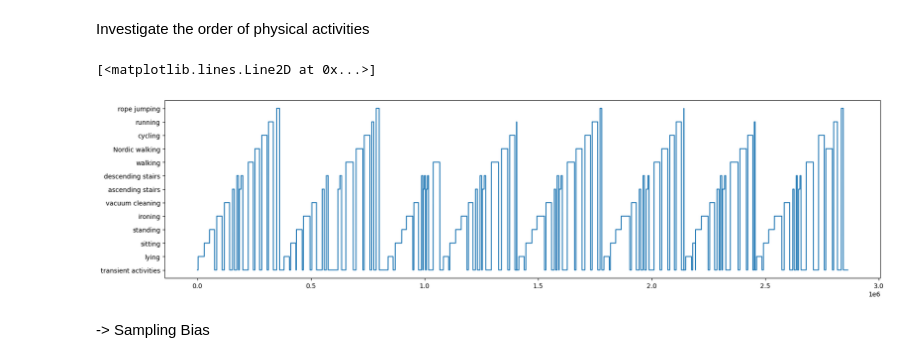
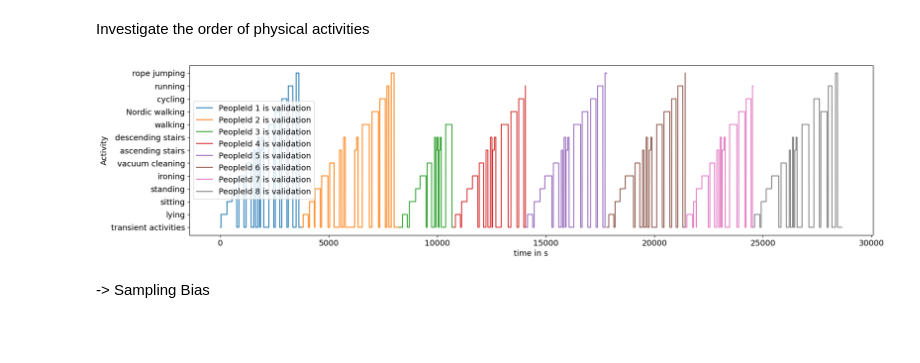
Before and after one commit to Tomson909/PhysicalActivity, a Jupyter notebook: 1_DatasetCharacteristics/exploratory_data_analysis.ipynb, the cells around one changed output. Saved outputs shown, nothing was run; the diff lists cells and outputs as text; code cells hidden in the pictures; blank space fills up the shorter version.

```diff
--- a/1_DatasetCharacteristics/exploratory_data_analysis.ipynb
+++ b/1_DatasetCharacteristics/exploratory_data_analysis.ipynb
@@ -188,13 +188,20 @@ for c in columns:
 [figure]
 # %% [markdown]
 Investigate the order of physical activities
-# %%
-plt.figure(figsize=(20,5))
-plt.plot(df['activityID'])
-plt.show()
-# %% [output]
-[<matplotlib.lines.Line2D at 0x...>]
-[figure, removed]
+# %%
+plt.figure(figsize=(20,5))
+t = np.array([0.01*i for i in range(len(df))])
+people_ids = np.unique(df['PeopleId'])
+for i in people_ids:
+  mask = (df['PeopleId'] == i)
+  plt.plot(t[mask], df[mask]['activityID'], label = 'PeopleId ' +str(i)+ ' is validation' )
+
+plt.legend()
+plt.ylabel('Activity')
+plt.xlabel('time in s')
+plt.show()
+# %% [output]
+[figure, added]
 # %% [markdown]
 -> Sampling Bias
 # %% [markdown]
```
Also changed, not shown: 1 other file.
